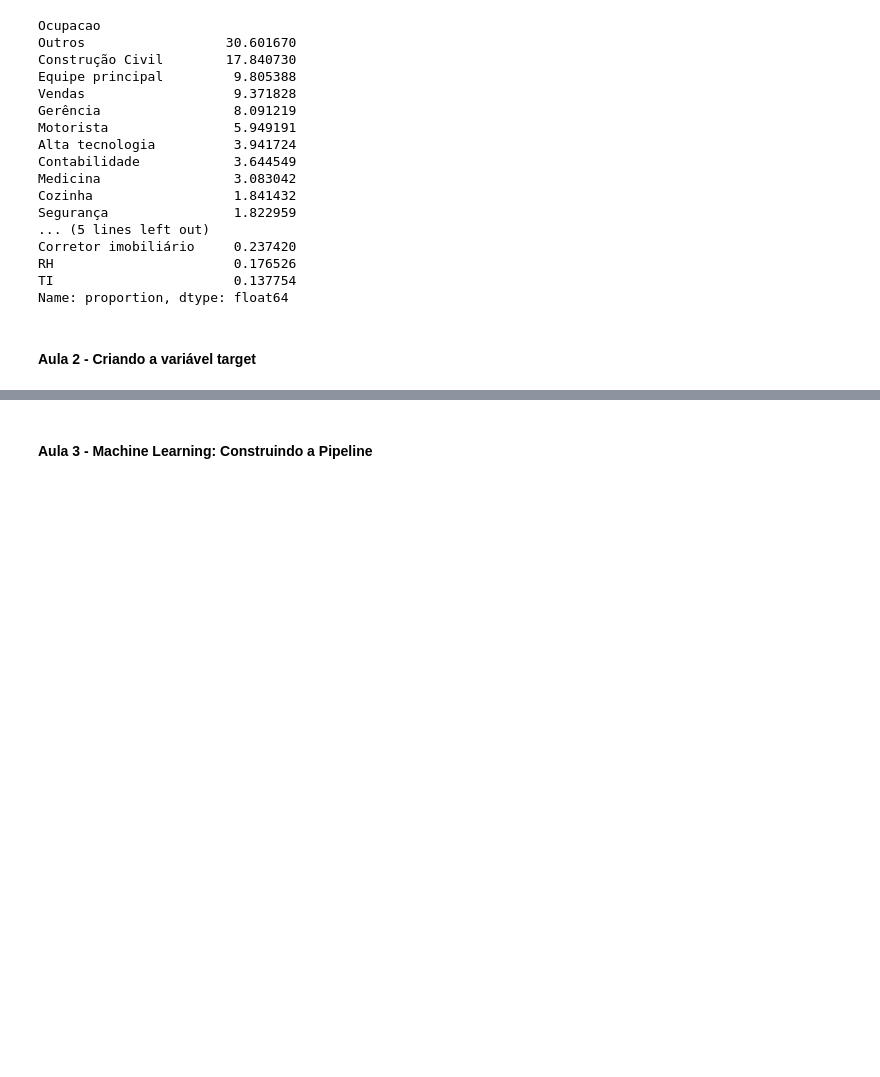
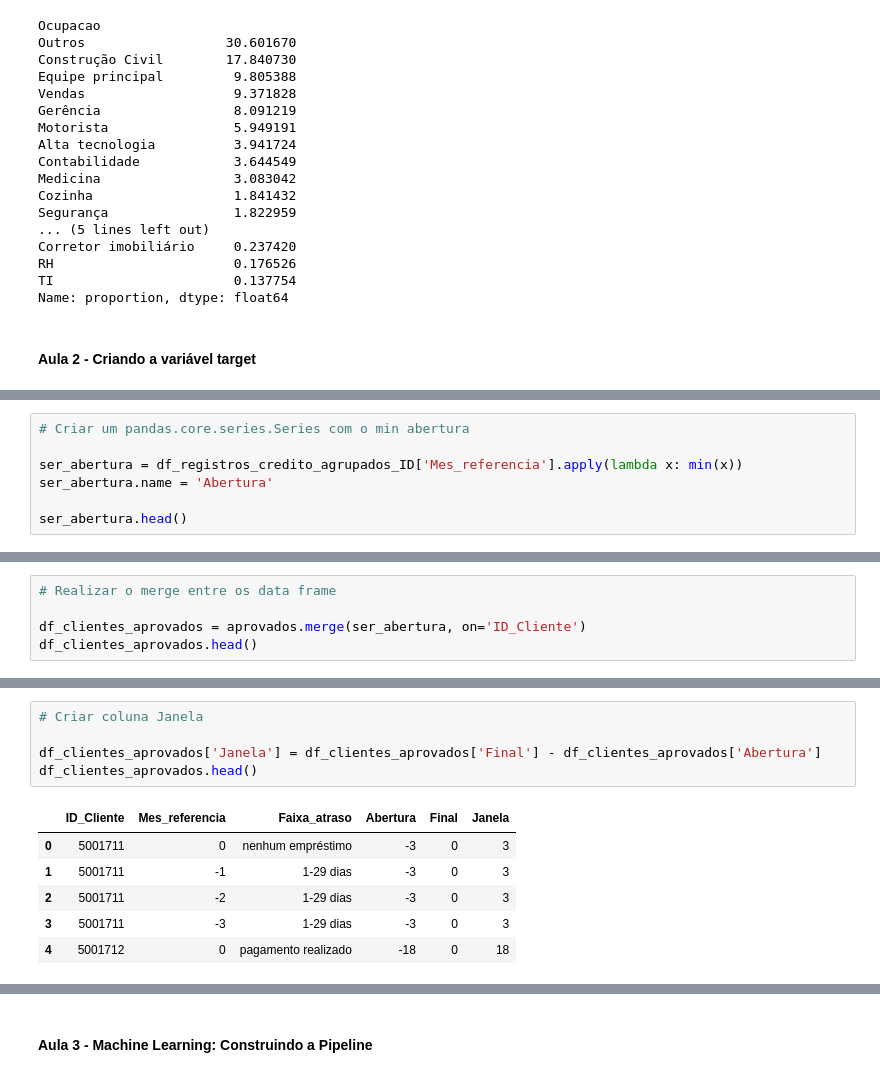
Before and after one commit to RicardViana/fiap-data-viz-and-production-models, a Jupyter notebook: deploy_de_aplicacoes.ipynb, the cells around one changed output, grey strips where cells are left out. Saved outputs shown, nothing was run; the diff lists cells and outputs as text; blank space fills up the shorter version.

```diff
--- a/deploy_de_aplicacoes.ipynb
+++ b/deploy_de_aplicacoes.ipynb
@@ -429,0 +525,7 @@ Name: proportion, dtype: float64
+# %%
+# Criar um pandas.core.series.Series com o min abertura
+
+ser_abertura = df_registros_credito_agrupados_ID['Mes_referencia'].apply(lambda x: min(x))
+ser_abertura.name = 'Abertura'
+
+ser_abertura.head()
@@ -429,0 +540,5 @@ Name: proportion, dtype: float64
+# %%
+# Realizar o merge entre os data frame
+
+df_clientes_aprovados = aprovados.merge(ser_abertura, on='ID_Cliente')
+df_clientes_aprovados.head()
@@ -429,0 +579,12 @@ Name: proportion, dtype: float64
+# %%
+# Criar coluna Janela
+
+df_clientes_aprovados['Janela'] = df_clientes_aprovados['Final'] - df_clientes_aprovados['Abertura']
+df_clientes_aprovados.head()
+# %% [output]
+|  | ID_Cliente | Mes_referencia | Faixa_atraso | Abertura | Final | Janela |
+| 0 | 5001711 | 0 | nenhum empréstimo | -3 | 0 | 3 |
+| 1 | 5001711 | -1 | 1-29 dias | -3 | 0 | 3 |
+| 2 | 5001711 | -2 | 1-29 dias | -3 | 0 | 3 |
+| 3 | 5001711 | -3 | 1-29 dias | -3 | 0 | 3 |
+| 4 | 5001712 | 0 | pagamento realizado | -18 | 0 | 18 |
```
Also changed, not shown: parts of 14 cells of this notebook.
